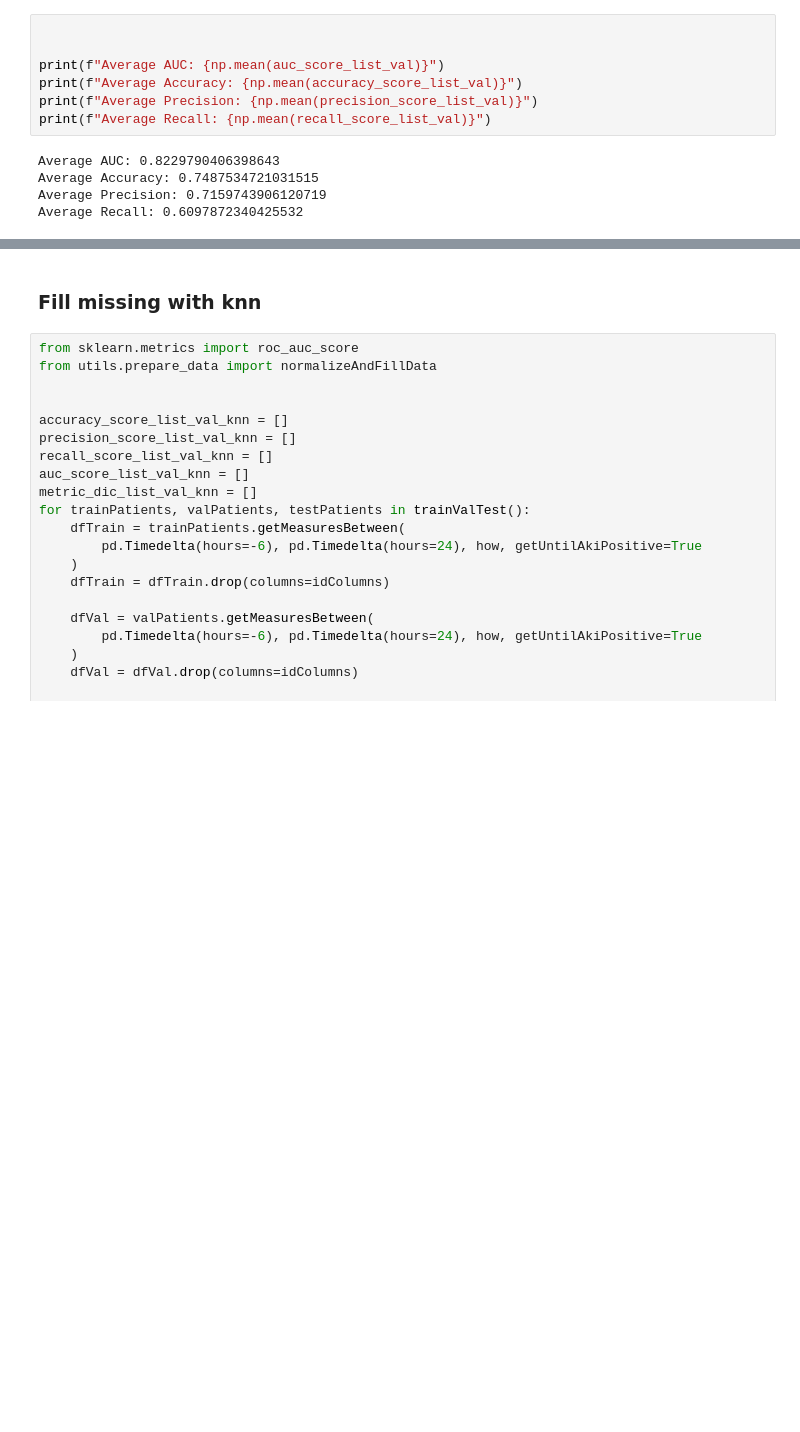
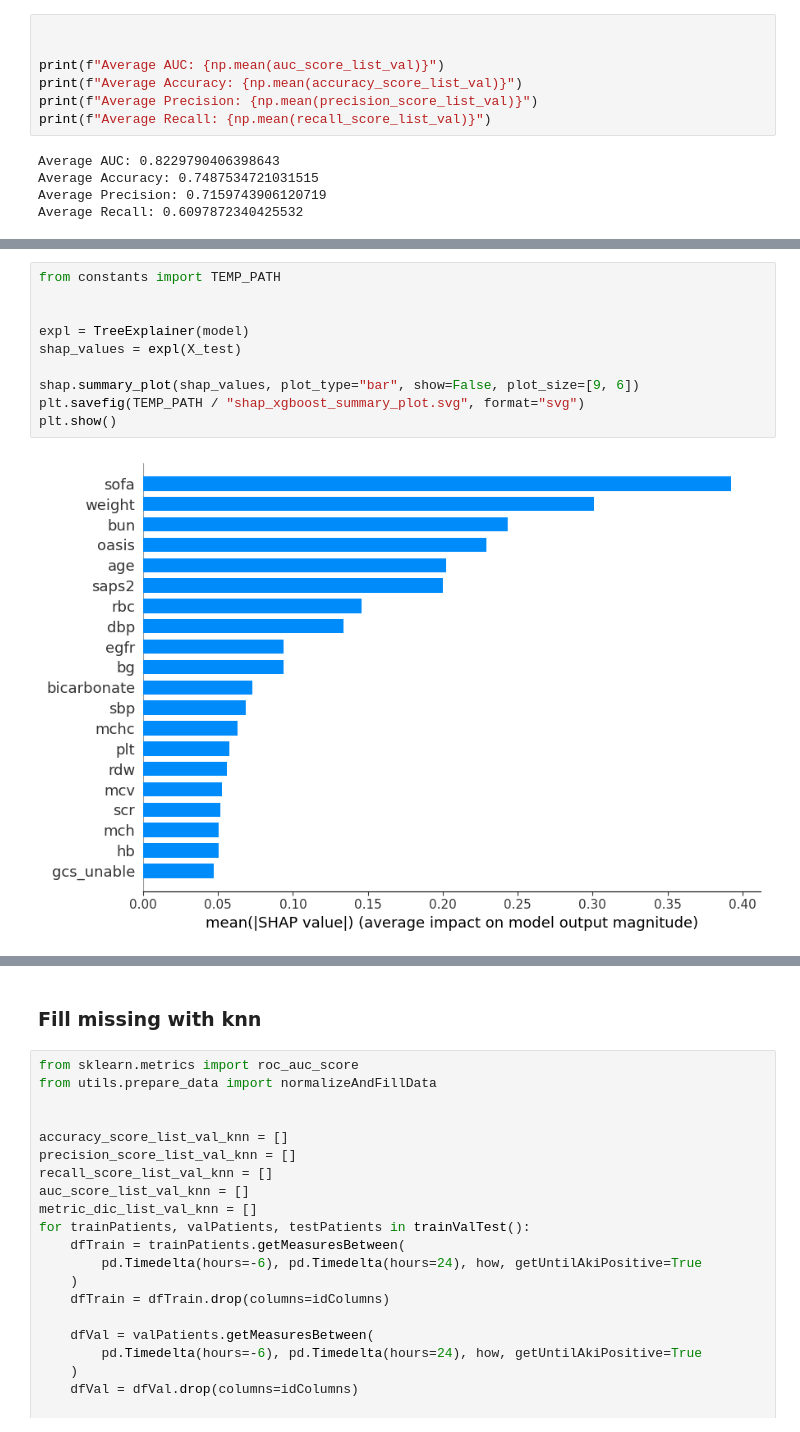
Before and after one commit to BuiHoangTu/hust.year2023.PredictingRiskDiabeticKetoacidosis-associatedKidneyInjury, a Jupyter notebook: archived_notebooks_limited-new/XGBoost/tabular-model_XGBoost_last.ipynb, the cells around one changed output, grey strips where cells are left out. Saved outputs shown, nothing was run; the diff lists cells and outputs as text; blank space fills up the shorter version.

```diff
--- a/archived_notebooks_limited-new/XGBoost/tabular-model_XGBoost_last.ipynb
+++ b/archived_notebooks_limited-new/XGBoost/tabular-model_XGBoost_last.ipynb
@@ -373,0 +385,12 @@ ImportError: You must install graphviz to plot tree
+# %%
+from constants import TEMP_PATH
+
+
+expl = TreeExplainer(model)
+shap_values = expl(X_test)
+
+shap.summary_plot(shap_values, plot_type="bar", show=False, plot_size=[9, 6])
+plt.savefig(TEMP_PATH / "shap_xgboost_summary_plot.svg", format="svg")
+plt.show()
+# %% [output]
+[figure, added]
```
Also changed, not shown: parts of 5 cells of this notebook, 2 other files.
